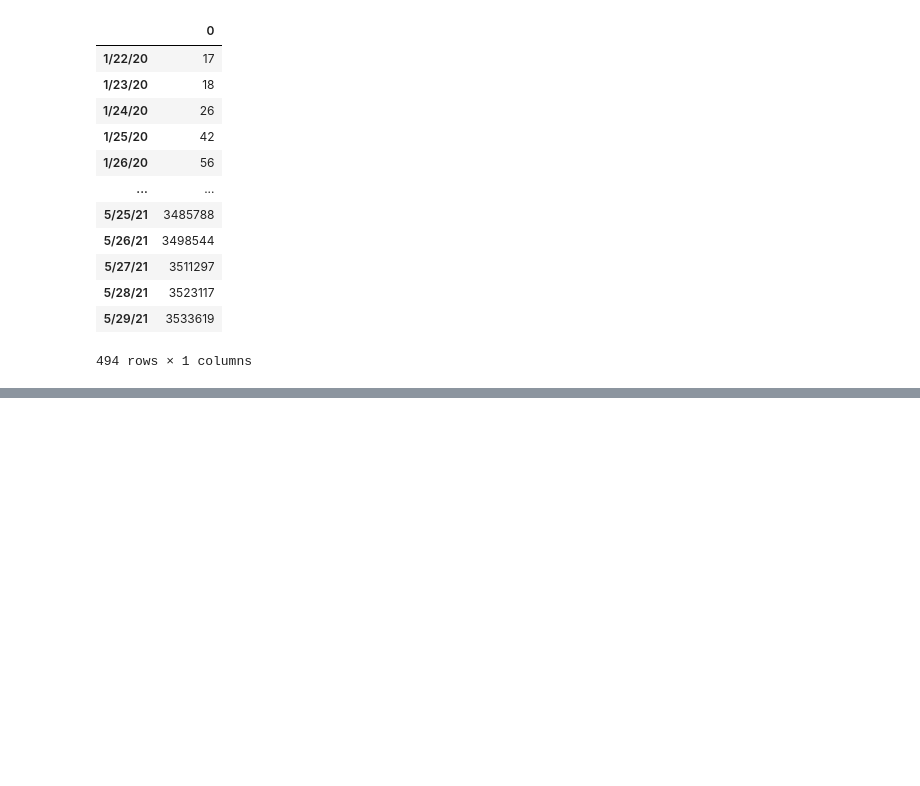
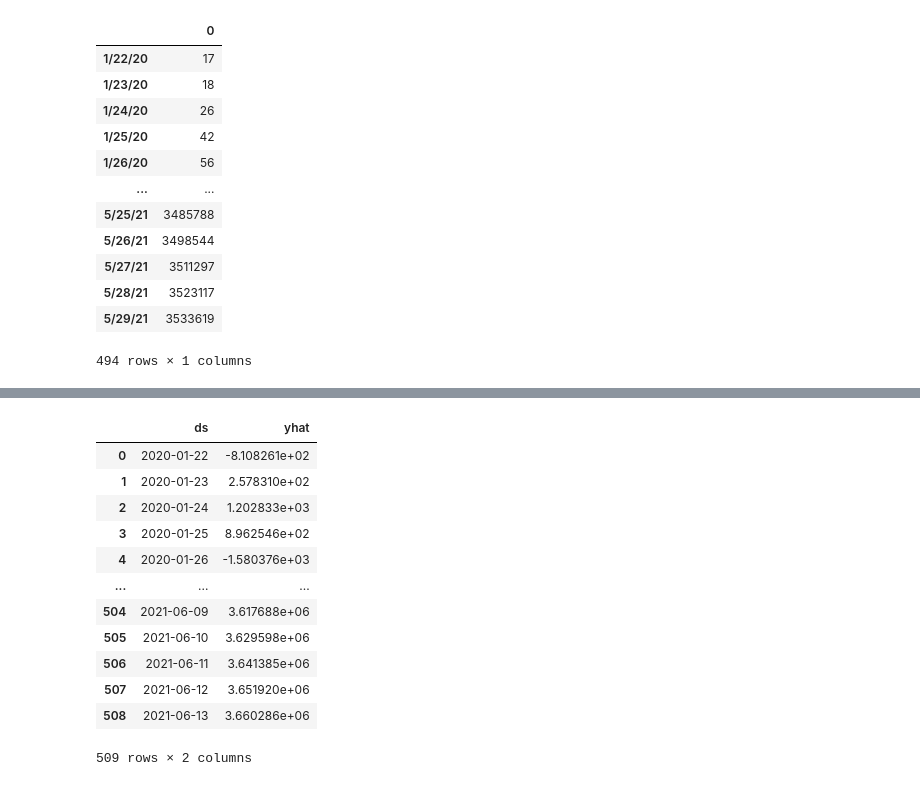
Before and after one commit to muhammad-usman147/CovidAnalysis, a Jupyter notebook: forecasting.ipynb, the cells around one changed output, grey strips where cells are left out. Cells and saved outputs as stored; diff of their text form; code cells hidden in the pictures; blank space fills up the shorter version.

Commit message:
forecasting

```diff
--- a/forecasting.ipynb
+++ b/forecasting.ipynb
@@ -60,0 +120,17 @@ pd.DataFrame(dataset_death.iloc[:,4:].T.sum(axis = 1))
+# %%
+forecasting = model.predict(future_dates)
+forecasting[['ds','yhat']]
+# %% [output]
+|  | ds | yhat |
+| 0 | 2020-01-22 | -8.108261e+02 |
+| 1 | 2020-01-23 | 2.578310e+02 |
+| 2 | 2020-01-24 | 1.202833e+03 |
+| 3 | 2020-01-25 | 8.962546e+02 |
+| 4 | 2020-01-26 | -1.580376e+03 |
+| ... | ... | ... |
+| 504 | 2021-06-09 | 3.617688e+06 |
+| 505 | 2021-06-10 | 3.629598e+06 |
+| 506 | 2021-06-11 | 3.641385e+06 |
+| 507 | 2021-06-12 | 3.651920e+06 |
+| 508 | 2021-06-13 | 3.660286e+06 |
+509 rows × 2 columns
```
Also changed, not shown: parts of 15 cells of this notebook.
